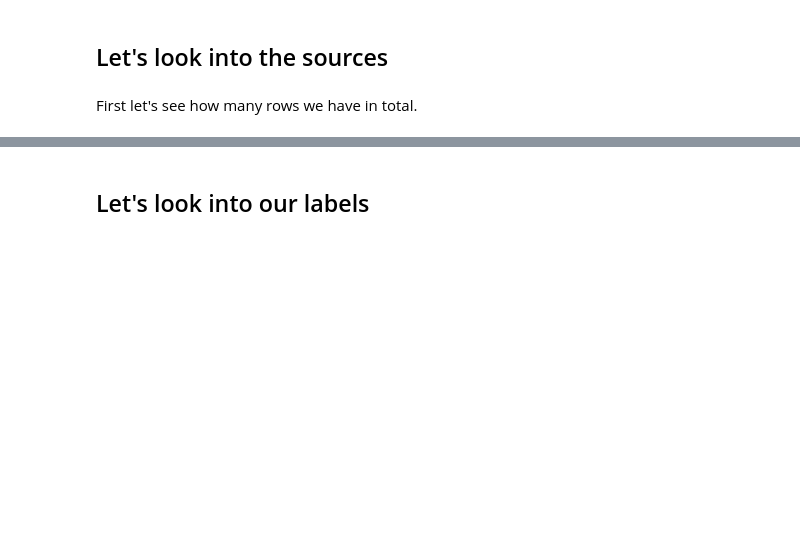
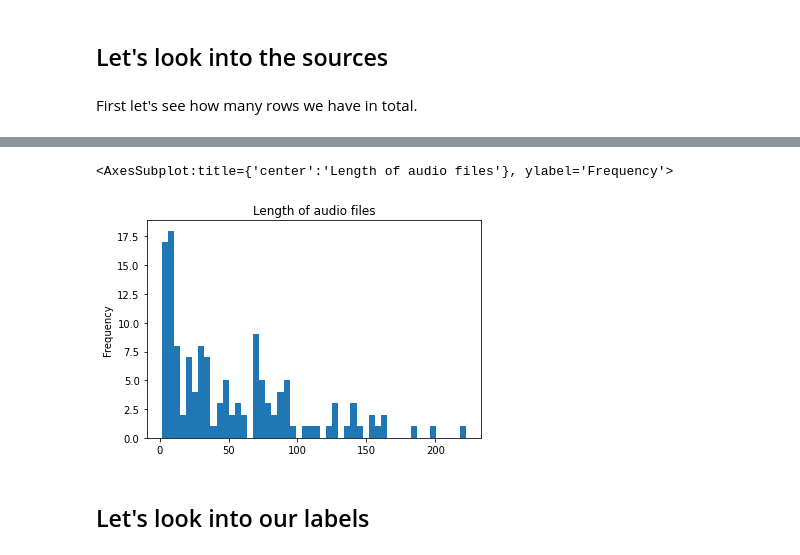
Before and after one commit to DiogoNeves/DataImporters, a Jupyter notebook: dataset_stats.ipynb, the cells around one changed output, grey strips where cells are left out. Saved outputs shown, nothing was run; the diff lists cells and outputs as text; code cells hidden in the pictures; blank space fills up the shorter version.

```diff
--- a/dataset_stats.ipynb
+++ b/dataset_stats.ipynb
@@ -31,3 +43,8 @@ metadata["category"].value_counts().plot(kind='pie', title='Categories out of '
+# %%
+metadata["length"].plot(kind="hist", bins=50, title='Length of audio files')
+# %% [output]
+<AxesSubplot:title={'center':'Length of audio files'}, ylabel='Frequency'>
+[figure, added]
 # %% [markdown]
 ## Let's look into our labels
 # %% [markdown]
```
Also changed, not shown: parts of 6 cells of this notebook.
